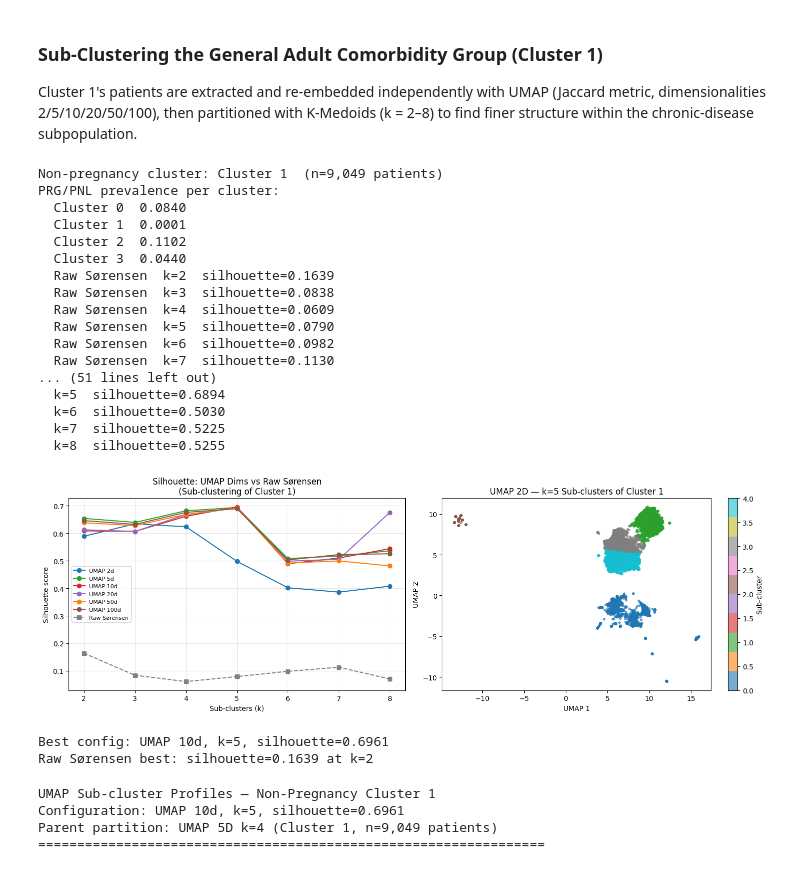
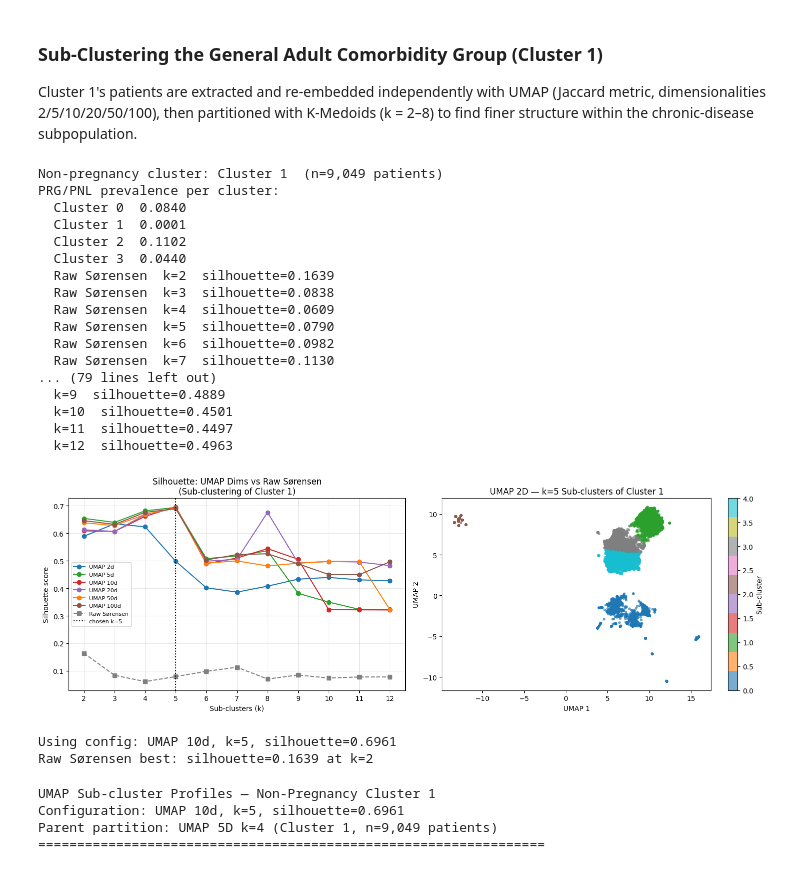
Before and after one commit to stellasdong/676_project, a Jupyter notebook: draft.ipynb, the cells around one changed output. Drawn from its saved outputs; the diff is of its cells as text; code cells hidden in the pictures.

```diff
--- a/draft.ipynb
+++ b/draft.ipynb
@@ -892,7 +892,10 @@ Clusters 0, 2, and 3 are clinically narrow and limited to labor or newborn relat
 
 Cluster 1's patients are extracted and re-embedded independently with UMAP (Jaccard metric, dimensionalities 2/5/10/20/50/100), then partitioned with K-Medoids (k = 2–8) to find finer structure within the chronic-disease subpopulation.
 # %%
-# ── Sub-clustering: identify Cluster 1 (non-pregnancy) from best_labels ──
+# Sub-clustering: identify Cluster 1 (non-pregnancy) from best_labels
+
+SUB_UMAP_DIM = None
+SUB_K = None
 
 ccsr_df_sub_id = pd.DataFrame(X_ccsr_binary, columns=mlb.classes_)
 ccsr_df_sub_id["cluster"] = best_labels
@@ -911,10 +914,10 @@ for c in sorted(prg_pnl_frac_sub.index):
 
 X_sub = X_ccsr_binary[non_prg_idx]
 
-# ── Raw Sørensen baseline on sub-population ───────────────────────────
+# Raw Sørensen baseline on sub-population
 sorensen_sub = sorensen_dist[np.ix_(non_prg_idx, non_prg_idx)]
 
-K_MIN_SUB, K_MAX_SUB = 2, 8
+K_MIN_SUB, K_MAX_SUB = 2, 12
 k_range_sub = range(K_MIN_SUB, K_MAX_SUB + 1)
 
 sils_sub_raw, labels_sub_raw = [], {}
@@ -927,7 +930,7 @@ for k in k_range_sub:
     sils_sub_raw.append(sil)
     print(f"  Raw Sørensen  k={k}  silhouette={sil:.4f}")
 
-# ── UMAP sweep on sub-population ─────────────────────────────────────
+# UMAP sweep on sub-population
 umap_dims_sub = [2, 5, 10, 20, 50, 100]
 umap_results_sub = {}
 colors_sub = {2: "tab:blue", 5: "tab:green", 10: "tab:red",
@@ -967,7 +970,22 @@ for n_comp in umap_dims_sub:
         "embedding": X_umap_sub, "labels": labels_s
     }
 
-# ── Plots ─────────────────────────────────────────────────────────────
+best_sil_sub, best_dim_sub, best_k_sub = -1, None, None
+for n_comp in umap_dims_sub:
+    for i, sil in enumerate(umap_results_sub[n_comp]["silhouette"]):
+        k = list(k_range_sub)[i]
+        if sil > best_sil_sub:
+            best_sil_sub, best_dim_sub, best_k_sub = sil, n_comp, k
+
+if SUB_UMAP_DIM is not None:
+    best_dim_sub = SUB_UMAP_DIM
+if SUB_K is not None:
+    best_k_sub = SUB_K
+
+chosen_sil_idx = list(k_range_sub).index(best_k_sub)
+best_sil_sub = umap_results_sub[best_dim_sub]["silhouette"][chosen_sil_idx]
+
+# Plots
 fig, axes = plt.subplots(1, 2, figsize=(15, 5))
 
 for n_comp in umap_dims_sub:
@@ -975,54 +993,49 @@ for n_comp in umap_dims_sub:
                  marker="o", label=f"UMAP {n_comp}d", color=colors_sub[n_comp])
 axes[0].plot(list(k_range_sub), sils_sub_raw,
              marker="s", linestyle="--", color="gray", label="Raw Sørensen")
+axes[0].axvline(best_k_sub, color="black", linestyle=":", linewidth=1.5, label=f"chosen k={best_k_sub}")
 axes[0].set_title(f"Silhouette: UMAP Dims vs Raw Sørensen\n(Sub-clustering of Cluster {non_prg_cluster})")
 axes[0].set_xlabel("Sub-clusters (k)")
 axes[0].set_ylabel("Silhouette score")
 axes[0].set_xticks(list(k_range_sub))
 axes[0].legend(fontsize=8)
 axes[0].grid(True, alpha=0.3)
-
-# Find best config
-best_sil_sub, best_dim_sub, best_k_sub = -1, None, None
-for n_comp in umap_dims_sub:
-    for i, sil in enumerate(umap_results_sub[n_comp]["silhouette"]):
-        k = list(k_range_sub)[i]
-        if sil > best_sil_sub:
-            best_sil_sub, best_dim_sub, best_k_sub = sil, n_comp, k
 
 X_2d_sub = umap_results_sub[2]["embedding"]
 lbl_2d_sub = umap_results_sub[2]["labels"][best_k_sub]
 scatter = axes[1].scatter(X_2d_sub[:, 0], X_2d_sub[:, 1],
                           c=lbl_2d_sub, cmap="tab10", s=8, alpha=0.6)
 axes[1].set_title(f"UMAP 2D — k={best_k_sub} Sub-clusters of Cluster {non_prg_cluster}")
 axes[1].set_xlabel("UMAP 1")
 axes[1].set_ylabel("UMAP 2")
 plt.colorbar(scatter, ax=axes[1], label="Sub-cluster")
 
 plt.tight_layout()
 plt.show()
 
-print(f"\nBest config: UMAP {best_dim_sub}d, k={best_k_sub}, silhouette={best_sil_sub:.4f}")
+print(f"\nUsing config: UMAP {best_dim_sub}d, k={best_k_sub}, silhouette={best_sil_sub:.4f}")
+if SUB_UMAP_DIM is not None or SUB_K is not None:
+    print("  (manual override applied)")
 print(f"Raw Sørensen best: silhouette={max(sils_sub_raw):.4f} at k={list(k_range_sub)[sils_sub_raw.index(max(sils_sub_raw))]}")
 # %% [output]
 Non-pregnancy cluster: Cluster 1  (n=9,049 patients)
 PRG/PNL prevalence per cluster:
   Cluster 0  0.0840
   Cluster 1  0.0001
   Cluster 2  0.1102
   Cluster 3  0.0440
   Raw Sørensen  k=2  silhouette=0.1639
   Raw Sørensen  k=3  silhouette=0.0838
   Raw Sørensen  k=4  silhouette=0.0609
   Raw Sørensen  k=5  silhouette=0.0790
   Raw Sørensen  k=6  silhouette=0.0982
   Raw Sørensen  k=7  silhouette=0.1130
-... (51 lines left out)
-  k=5  silhouette=0.6894
-  k=6  silhouette=0.5030
-  k=7  silhouette=0.5225
-  k=8  silhouette=0.5255
+... (79 lines left out)
+  k=9  silhouette=0.4889
+  k=10  silhouette=0.4501
+  k=11  silhouette=0.4497
+  k=12  silhouette=0.4963
-[figure, old version]
+[figure, new version]
-Best config: UMAP 10d, k=5, silhouette=0.6961
+Using config: UMAP 10d, k=5, silhouette=0.6961
 Raw Sørensen best: silhouette=0.1639 at k=2
 # %%
```
Also changed, not shown: parts of 25 cells of this notebook, 1 other file.
